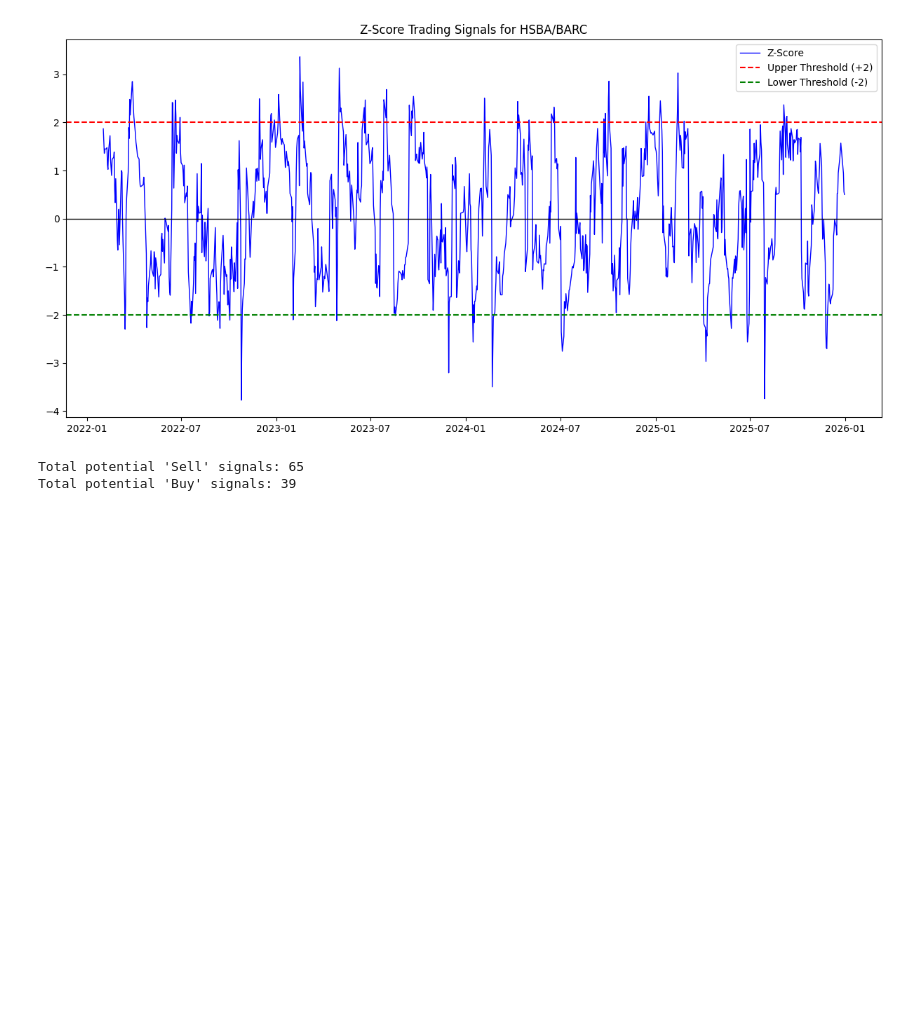
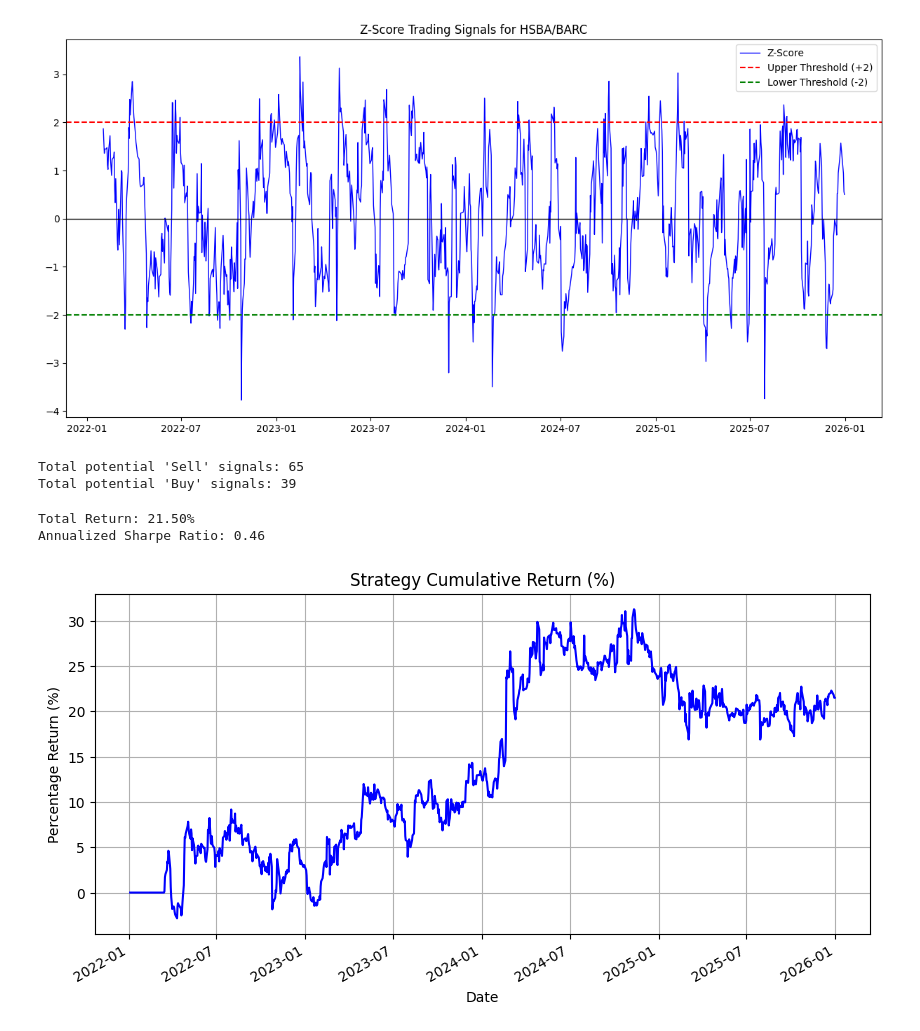
Before and after one commit to Vish27010/Statistical-Arbitrage-FTSE100, a Jupyter notebook: notebooks/01_pair_exploration.ipynb, the cells around one changed output. Drawn from its saved outputs; the diff is of its cells as text; code cells hidden in the pictures; blank space fills up the shorter version.

Commit message:
feat: finalize backtest with Sharpe Ratio and percentage returns

```diff
--- a/notebooks/01_pair_exploration.ipynb
+++ b/notebooks/01_pair_exploration.ipynb
@@ -118,3 +118,33 @@ print(f"Total potential 'Buy' signals: {trades_low}")
 [figure]
 Total potential 'Sell' signals: 65
 Total potential 'Buy' signals: 39
+# %%
+# 1. Calculate the total value of the position
+# For every £1 of HSBA you buy, you sell £beta of BARC
+backtest['total_investment'] = stock_y + (beta * stock_x)
+
+# 2. Calculate daily percentage returns
+# (Profit from the spread) / (Total money committed to the trade)
+backtest['pct_returns'] = backtest['strategy_returns'] / backtest['total_investment'].shift(1)
+
+# 3. Calculate Cumulative Percentage Return
+cumulative_return = (backtest['pct_returns'].fillna(0) + 1).cumprod() - 1
+
+# 4. Calculate Sharpe Ratio (Annualized)
+# 252 is the number of trading days in a year
+sharpe = np.sqrt(252) * (backtest['pct_returns'].mean() / backtest['pct_returns'].std())
+
+print(f"Total Return: {cumulative_return.iloc[-1] * 100:.2f}%")
+print(f"Annualized Sharpe Ratio: {sharpe:.2f}")
+
+# Plot the Percentage Growth
+plt.figure(figsize=(10, 5))
+(cumulative_return * 100).plot(color='blue')
+plt.title('Strategy Cumulative Return (%)')
+plt.ylabel('Percentage Return (%)')
+plt.grid(True)
+plt.show()
+# %% [output]
+Total Return: 21.50%
+Annualized Sharpe Ratio: 0.46
+[figure, added]
```
